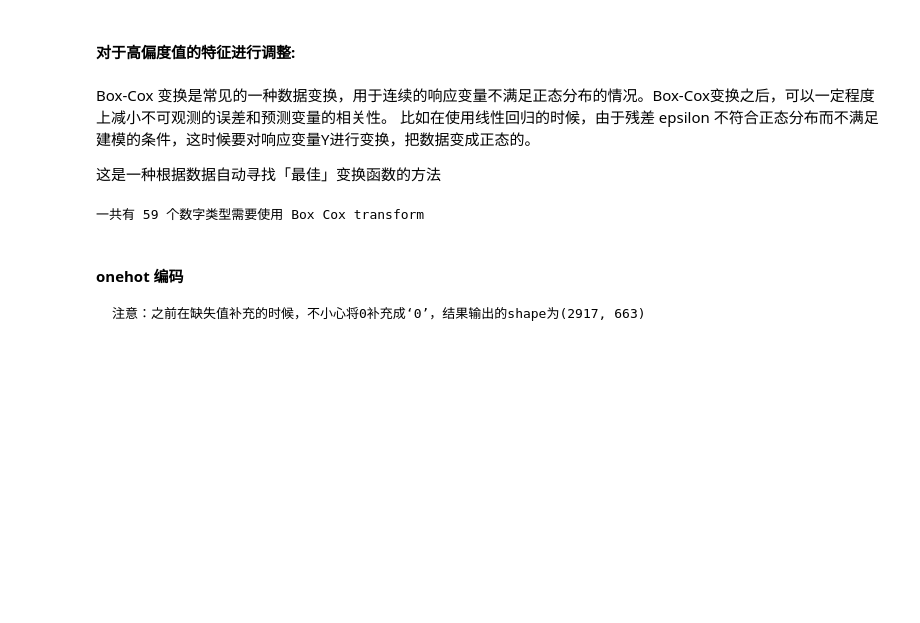
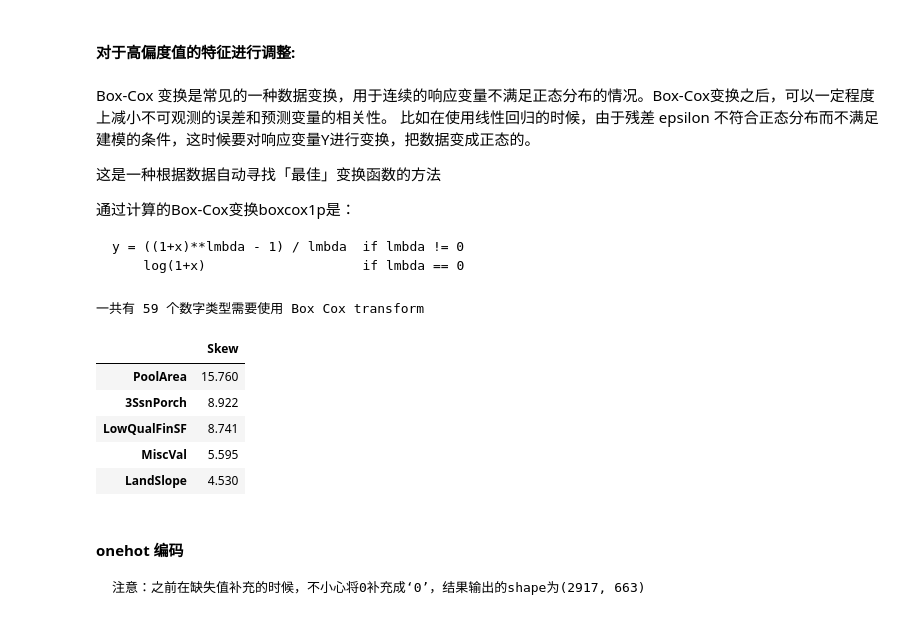
Before and after one commit to OneStepAndTwoSteps/Kaggle-Project, a Jupyter notebook: House Prices：Advanced Regression Techniques/House Prices：Advanced Regression Techniques.ipynb, the cells around one changed output. Drawn from its saved outputs; the diff is of its cells as text; code cells hidden in the pictures; blank space fills up the shorter version.

```diff
--- a/House Prices：Advanced Regression Techniques/House Prices：Advanced Regression Techniques.ipynb
+++ b/House Prices：Advanced Regression Techniques/House Prices：Advanced Regression Techniques.ipynb
@@ -520,6 +535,11 @@ Box-Cox 变换是常见的一种数据变换，用于连续的响应变量不满
 比如在使用线性回归的时候，由于残差 epsilon 不符合正态分布而不满足建模的条件，这时候要对响应变量Y进行变换，把数据变成正态的。
 
 这是一种根据数据自动寻找「最佳」变换函数的方法
+
+通过计算的Box-Cox变换boxcox1p是：
+
+    y = ((1+x)**lmbda - 1) / lmbda  if lmbda != 0
+        log(1+x)                    if lmbda == 0
 # %%
 skewness=skewness[abs(skewness) > 0.75]
 
@@ -532,6 +552,15 @@ for feat in skewed_features:
     all_data[feat]=boxcox1p(all_data[feat],lam)
 # %% [output]
 一共有 59 个数字类型需要使用 Box Cox transform
+# %%
+pd.DataFrame({'Skew':all_data[number_feats].apply(lambda x :skew(x.dropna())).sort_values(ascending=False)}).head()
+# %% [output]
+|  | Skew |
+| PoolArea | 15.760 |
+| 3SsnPorch | 8.922 |
+| LowQualFinSF | 8.741 |
+| MiscVal | 5.595 |
+| LandSlope | 4.530 |
 # %% [markdown]
 #### onehot 编码
     注意：之前在缺失值补充的时候，不小心将0补充成‘0’，结果输出的shape为(2917, 663)
```
Also changed, not shown: parts of 26 cells of this notebook, 1 other file.
